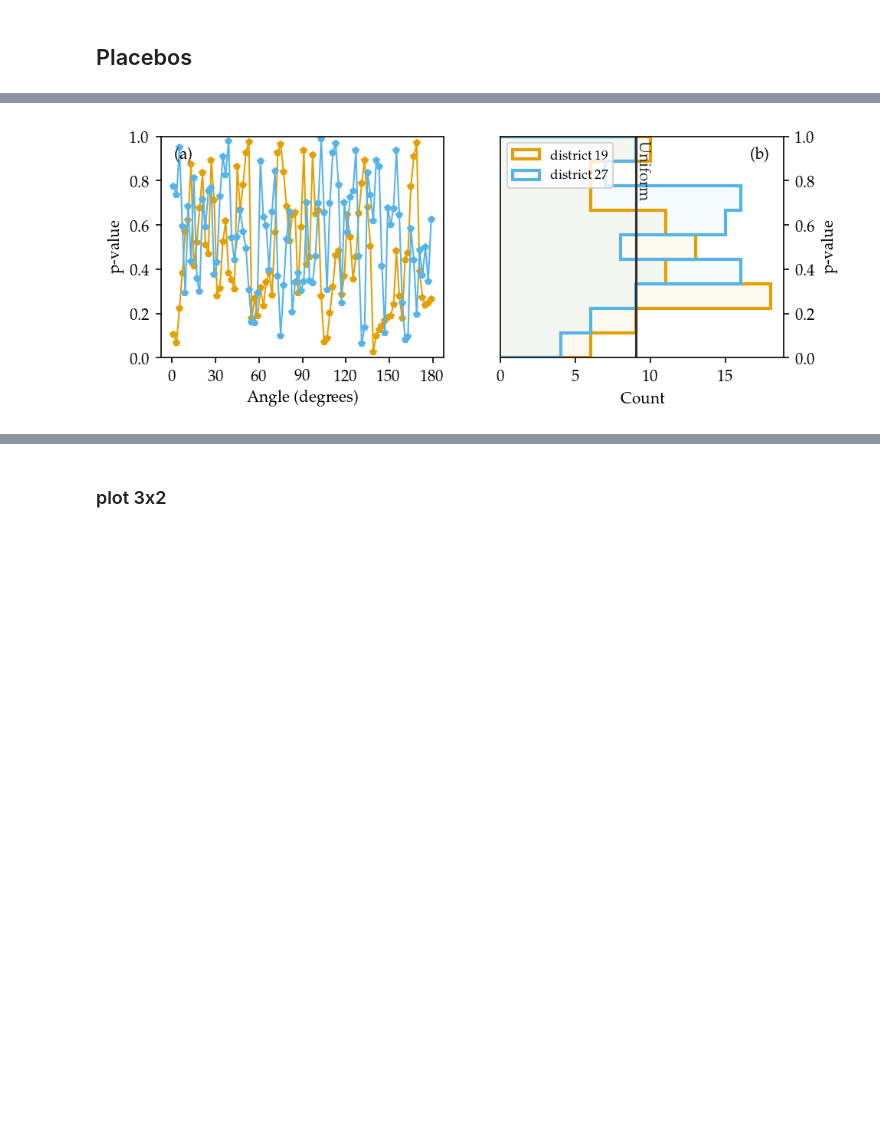
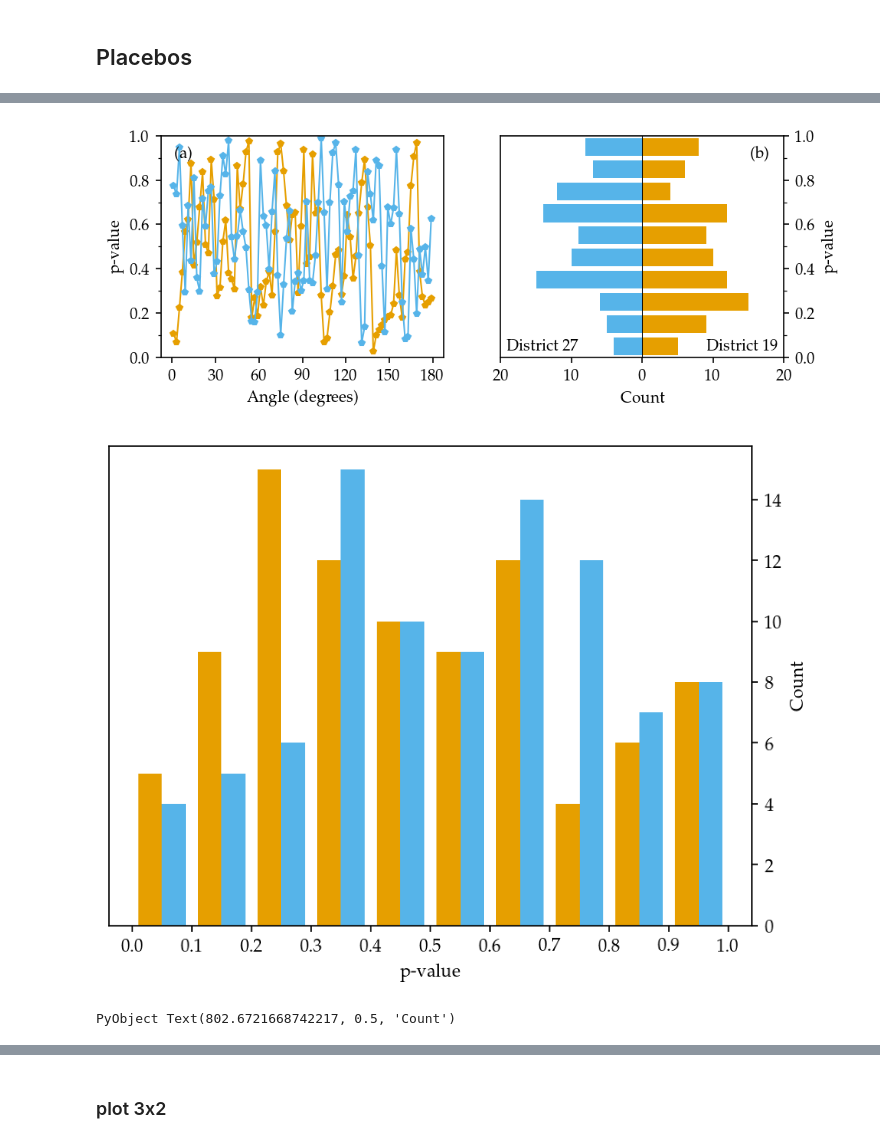
Before and after one commit to maximerischard/GeoRDD.jl, a Jupyter notebook: notebooks/NYC_analysis-2016.ipynb, the cells around one changed output, grey strips where cells are left out. Drawn from its saved outputs; the diff is of its cells as text; code cells hidden in the pictures; blank space fills up the shorter version.

```diff
--- a/notebooks/NYC_analysis-2016.ipynb
+++ b/notebooks/NYC_analysis-2016.ipynb
@@ -897,11 +806,12 @@ distrB = 27
 plt.subplot(1,2,1)
 plot_placebo_pval_trace(1:2:180, placebo_invvar_A, placebo_invvar_B, pval_invvar_calib; plot_obs=false)
 NYC.title_in_axis("(a)", :left)
+NYC.pval_yticks()
 plt.subplot(1,2,2)
-plot_placebo_pval_horiz_hist(placebo_invvar_A, placebo_invvar_B, pval_invvar_calib; plot_obs=false, label_unif=true)
+plot_placebo_backtoback_hist(placebo_invvar_A, placebo_invvar_B)
 NYC.yaxis_right()
 NYC.title_in_axis("(b)", :right)
-plt.legend(loc="upper left", fontsize="small")
+NYC.pval_yticks()
 plt.gcf().set_size_inches(7.0, 2.5)
 if do_savefig
     plt.savefig(joinpath(figures_dir, "placebo_invvar.pdf"), bbox_inches="tight")
@@ -909,4 +819,16 @@ if do_savefig
 end
 ;
 # %% [output]
-[figure, old version]
+[figure, new version]
+# %%
+let
+    bins = range(0,1, length=11)
+    hA = plt.hist([placebo_invvar_A, placebo_invvar_B], bins=bins, orientation="vertical", color=[cbbPalette[1], cbbPalette[2]], density=false)
+    NYC.yaxis_right()
+    plt.xticks(bins)
+    plt.xlabel("p-value")
+    plt.ylabel("Count")
+end
+# %% [output]
+[figure, added]
+PyObject Text(802.6721668742217, 0.5, 'Count')
```
Also changed, not shown: parts of 33 cells of this notebook.
